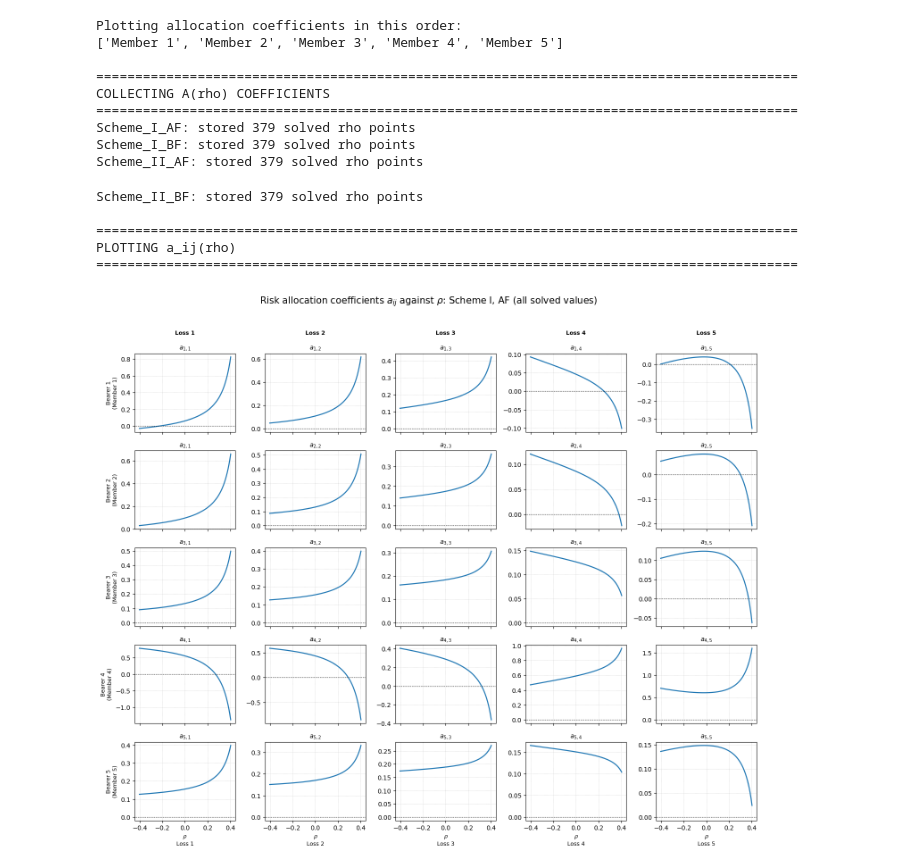
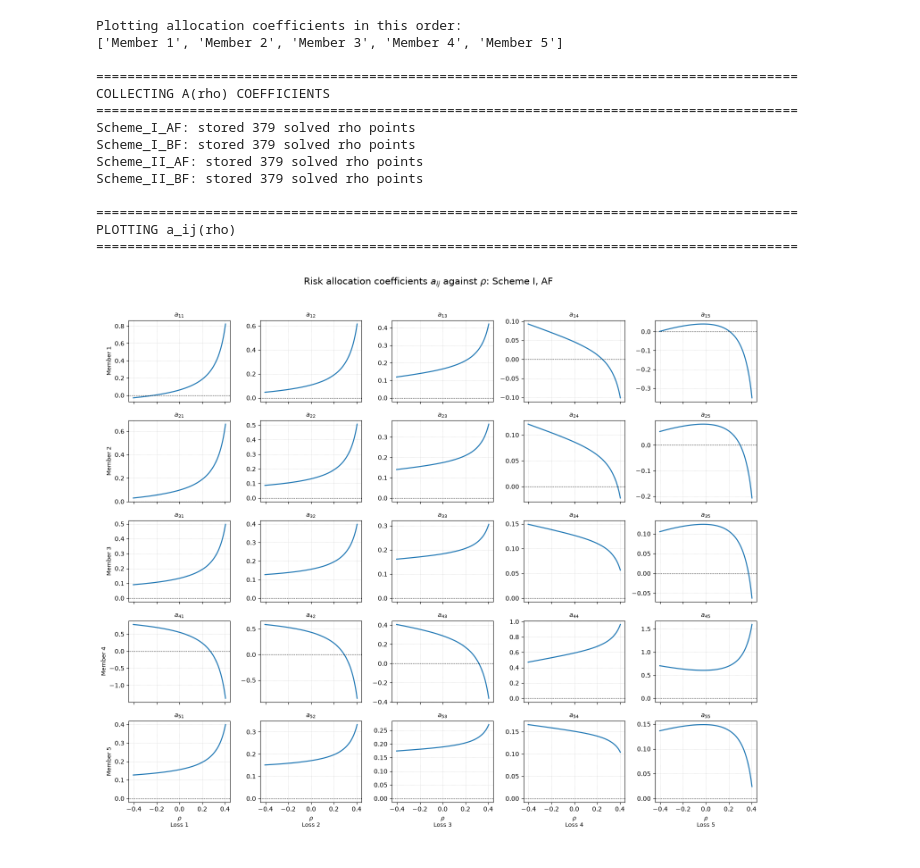
Before and after one commit to ngtakwa/entwfinmaths, a Jupyter notebook: P2P_BF_vs_AF.ipynb, the cells around one changed output. Saved outputs shown, nothing was run; the diff lists cells and outputs as text; code cells hidden in the pictures.

Commit message:
Update plots

```diff
--- a/P2P_BF_vs_AF.ipynb
+++ b/P2P_BF_vs_AF.ipynb
@@ -1095,7 +1112,9 @@ def collect_allocation_coefficients_against_rho(
                 w_ent=w_ent,
             )
         except Exception as err:
-            continue
+            raise RuntimeError(
+                f"Scheme {scheme}, {fairness}, rho={rho:.12g}: {err}"
+            ) from err
 
         rec = {
             "rho": rho,
@@ -1243,14 +1262,14 @@ def plot_allocation_coefficients_grid(
 
             # Titles: a_ij
             ax.set_title(
-                rf"$a_{{{i+1},{j+1}}}$",
+                rf"$a_{{{i+1}{j+1}}}$",
                 fontsize=10,
             )
 
             # Left-side row labels
             if col_pos == 0:
                 ax.set_ylabel(
-                    f"Bearer {i+1}\n({member_labels_ordered[row_pos]})",
+                    member_labels_ordered[row_pos],
                     fontsize=9,
                 )
 
@@ -1261,27 +1280,14 @@ def plot_allocation_coefficients_grid(
                     fontsize=9,
                 )
 
-            # Add small annotation for column identity at top row
-            if row_pos == 0:
-                ax.text(
-                    0.5,
-                    1.22,
-                    f"Loss {j+1}",
-                    transform=ax.transAxes,
-                    ha="center",
-                    va="bottom",
-                    fontsize=9,
-                    fontweight="bold",
-                )
-
     if plot_only_wc and ("WC" in df.columns):
-        suffix = "WC region only"
+        suffix = " (WC region only)"
     else:
-        suffix = "all solved values"
+        suffix = ""
 
     fig.suptitle(
         rf"Risk allocation coefficients $a_{{ij}}$ against $\rho$: "
-        f"Scheme {scheme}, {fairness} ({suffix})",
+        f"Scheme {scheme}, {fairness}{suffix}",
         fontsize=15,
         y=1.02,
     )
@@ -1297,36 +1303,36 @@ def plot_allocation_coefficients_grid(
 
 # ------------------------------------------------------------
 # Produce allocation coefficient plots
 # ------------------------------------------------------------
 
 print("\n" + "=" * 90)
 print("PLOTTING a_ij(rho)")
 print("=" * 90)
 
 for scheme in SCHEME_LIST_FOR_A_PLOTS:
     for fairness in FAIRNESS_LIST_FOR_A_PLOTS:
         plot_allocation_coefficients_grid(
             allocation_rho_results=allocation_rho_results,
             scheme=scheme,
             fairness=fairness,
             member_order=member_order,
             member_labels_ordered=member_labels_ordered,
             plot_only_wc=PLOT_A_ONLY_WC,
             savefig=SAVE_A_FIGURES,
         )
 # %% [output]
 Plotting allocation coefficients in this order:
 ['Member 1', 'Member 2', 'Member 3', 'Member 4', 'Member 5']
 
 ==========================================================================================
 COLLECTING A(rho) COEFFICIENTS
 ==========================================================================================
 Scheme_I_AF: stored 379 solved rho points
 Scheme_I_BF: stored 379 solved rho points
 Scheme_II_AF: stored 379 solved rho points
+Scheme_II_BF: stored 379 solved rho points
+
+==========================================================================================
+PLOTTING a_ij(rho)
+==========================================================================================
-Scheme_II_BF: stored 379 solved rho points
-
-==========================================================================================
-PLOTTING a_ij(rho)
-==========================================================================================
-[figure, old version]
+[figure, new version]
```
Also changed, not shown: parts of 2 cells of this notebook.
